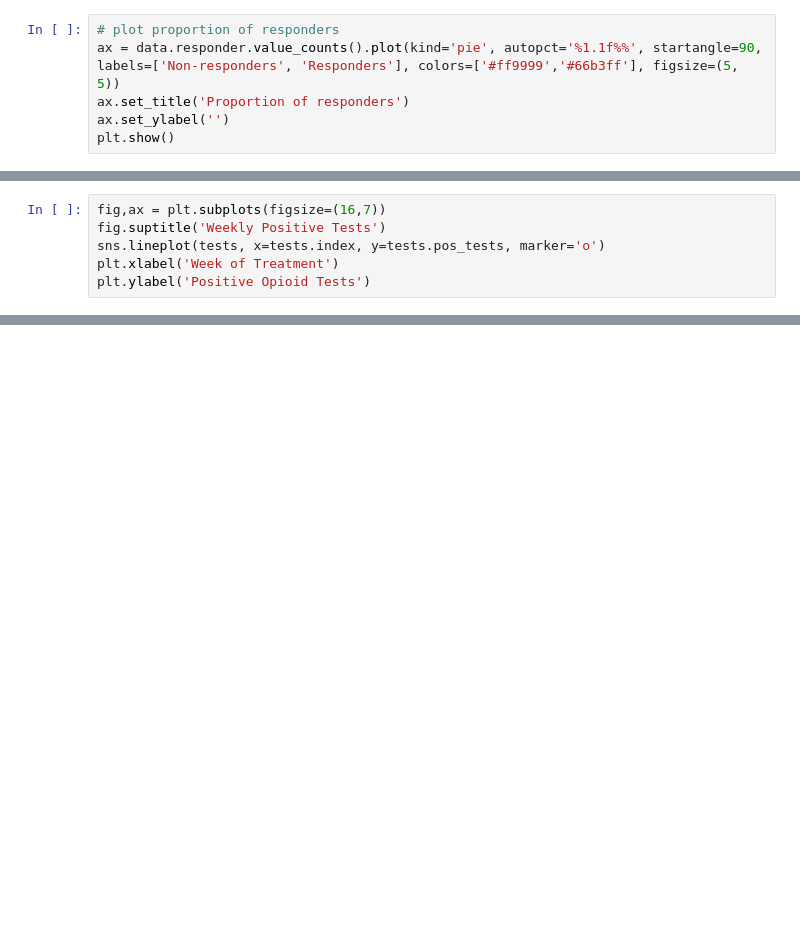
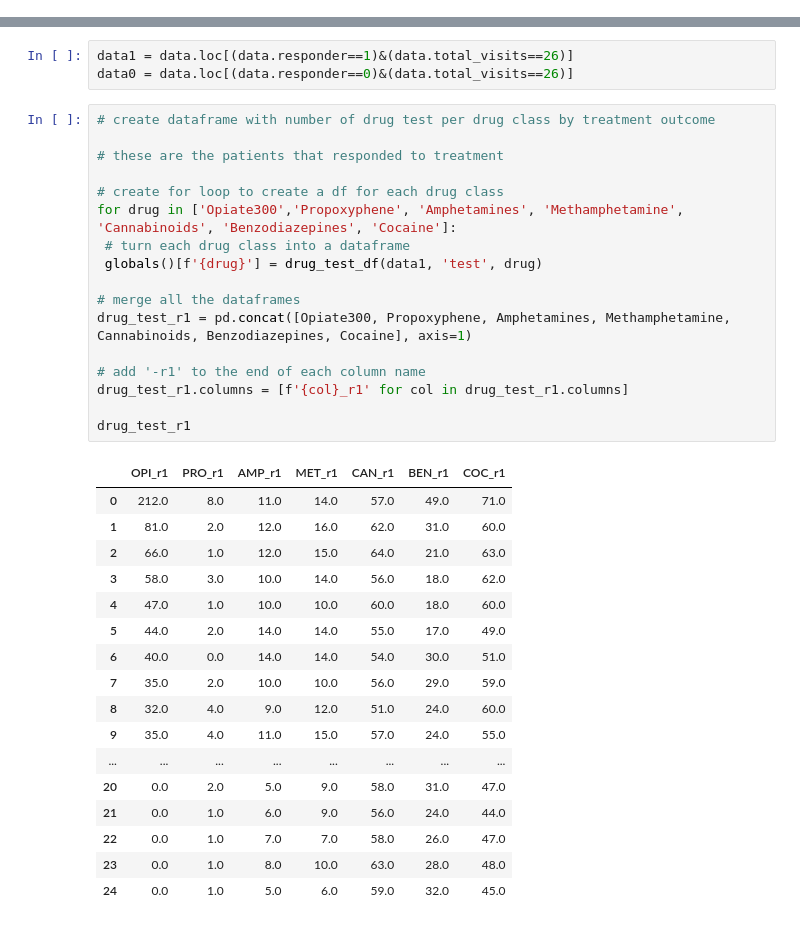
Before and after one commit to DanHerman212/oud_treatment_outcome, a Jupyter notebook: notebooks/2_exploratory_analysis.ipynb, the cells around one changed output, grey strips where cells are left out. Drawn from its saved outputs; the diff is of its cells as text; blank space fills up the shorter version.

```diff
--- a/notebooks/2_exploratory_analysis.ipynb
+++ b/notebooks/2_exploratory_analysis.ipynb
@@ -20,6 +0,0 @@ The recommended primary efficacy endpoint is the proportion of responders
-# %%
-# plot proportion of responders
-ax = data.responder.value_counts().plot(kind='pie', autopct='%1.1f%%', startangle=90, labels=['Non-responders', 'Responders'], colors=['#ff9999','#66b3ff'], figsize=(5, 5))
-ax.set_title('Proportion of responders')
-ax.set_ylabel('')
-plt.show()
@@ -299,6 +0,0 @@ tests
-# %%
-fig,ax = plt.subplots(figsize=(16,7))
-fig.suptitle('Weekly Positive Tests')
-sns.lineplot(tests, x=tests.index, y=tests.pos_tests, marker='o')
-plt.xlabel('Week of Treatment')
-plt.ylabel('Positive Opioid Tests')
@@ -339,0 +124,38 @@ definition.
+# %%
+data1 = data.loc[(data.responder==1)&(data.total_visits==26)]
+data0 = data.loc[(data.responder==0)&(data.total_visits==26)]
+# %%
+# create dataframe with number of drug test per drug class by treatment outcome
+
+# these are the patients that responded to treatment
+
+# create for loop to create a df for each drug class
+for drug in ['Opiate300','Propoxyphene', 'Amphetamines', 'Methamphetamine', 'Cannabinoids', 'Benzodiazepines', 'Cocaine']:
+ # turn each drug class into a dataframe
+ globals()[f'{drug}'] = drug_test_df(data1, 'test', drug)
+
+# merge all the dataframes
+drug_test_r1 = pd.concat([Opiate300, Propoxyphene, Amphetamines, Methamphetamine, Cannabinoids, Benzodiazepines, Cocaine], axis=1)
+
+# add '-r1' to the end of each column name
+drug_test_r1.columns = [f'{col}_r1' for col in drug_test_r1.columns]
+
+drug_test_r1
+# %% [output]
+|  | OPI_r1 | PRO_r1 | AMP_r1 | MET_r1 | CAN_r1 | BEN_r1 | COC_r1 |
+| 0 | 212.0 | 8.0 | 11.0 | 14.0 | 57.0 | 49.0 | 71.0 |
+| 1 | 81.0 | 2.0 | 12.0 | 16.0 | 62.0 | 31.0 | 60.0 |
+| 2 | 66.0 | 1.0 | 12.0 | 15.0 | 64.0 | 21.0 | 63.0 |
+| 3 | 58.0 | 3.0 | 10.0 | 14.0 | 56.0 | 18.0 | 62.0 |
+| 4 | 47.0 | 1.0 | 10.0 | 10.0 | 60.0 | 18.0 | 60.0 |
+| 5 | 44.0 | 2.0 | 14.0 | 14.0 | 55.0 | 17.0 | 49.0 |
+| 6 | 40.0 | 0.0 | 14.0 | 14.0 | 54.0 | 30.0 | 51.0 |
+| 7 | 35.0 | 2.0 | 10.0 | 10.0 | 56.0 | 29.0 | 59.0 |
+| 8 | 32.0 | 4.0 | 9.0 | 12.0 | 51.0 | 24.0 | 60.0 |
+| 9 | 35.0 | 4.0 | 11.0 | 15.0 | 57.0 | 24.0 | 55.0 |
+| ... | ... | ... | ... | ... | ... | ... | ... |
+| 20 | 0.0 | 2.0 | 5.0 | 9.0 | 58.0 | 31.0 | 47.0 |
+| 21 | 0.0 | 1.0 | 6.0 | 9.0 | 56.0 | 24.0 | 44.0 |
+| 22 | 0.0 | 1.0 | 7.0 | 7.0 | 58.0 | 26.0 | 47.0 |
+| 23 | 0.0 | 1.0 | 8.0 | 10.0 | 63.0 | 28.0 | 48.0 |
+| 24 | 0.0 | 1.0 | 5.0 | 6.0 | 59.0 | 32.0 | 45.0 |
```
Also changed, not shown: parts of 36 cells of this notebook.
